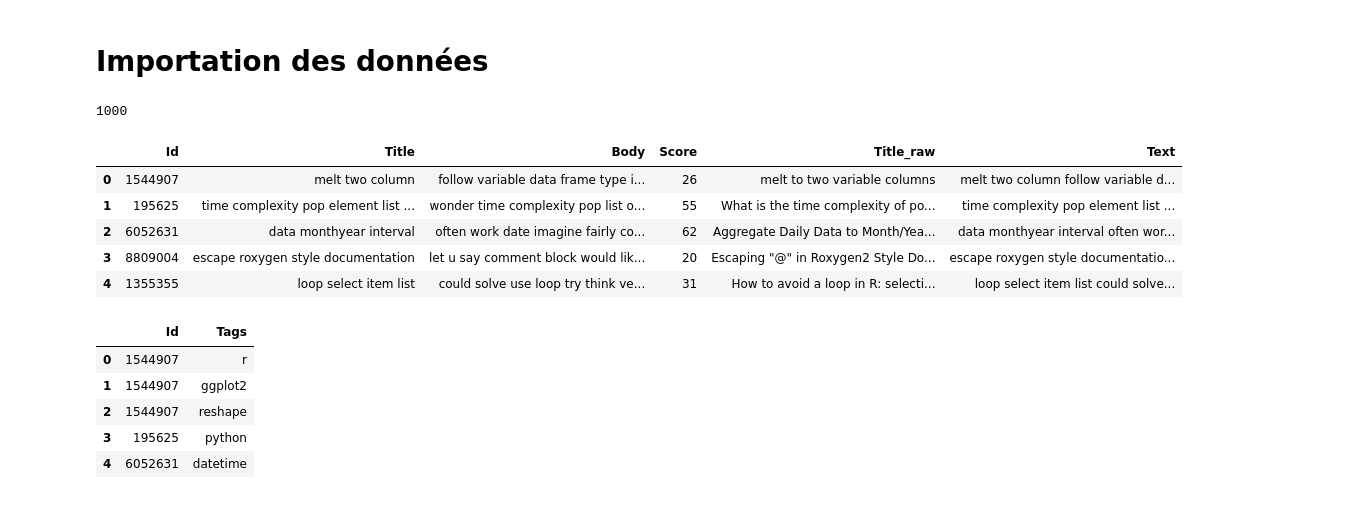
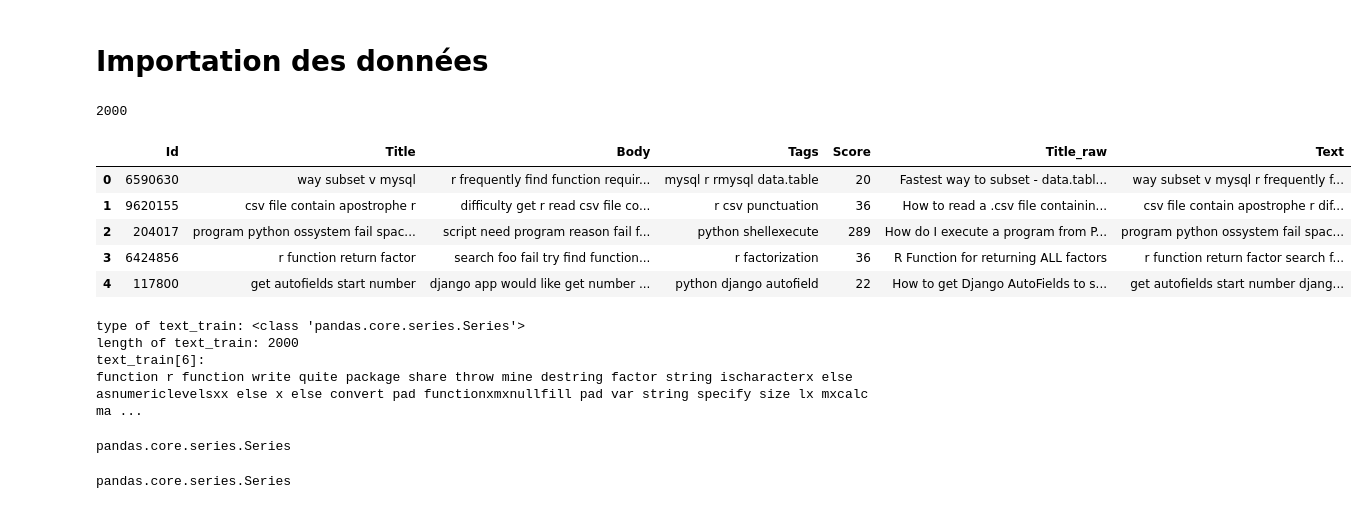
Before and after one commit to fedecabre/P5_StackOverflow, a Jupyter notebook: P5_04_notebook_supervisé.ipynb, the cells around one changed output. Cells and saved outputs as stored; diff of their text form; code cells hidden in the pictures.

```diff
--- a/P5_04_notebook_supervisé.ipynb
+++ b/P5_04_notebook_supervisé.ipynb
@@ -21,37 +22,25 @@ pd.set_option('display.max_colwidth', None)
 # Importation des données
 # %%
 dtypes_questions = {'Id':'int32', 'Score': 'int16', 'Title': 'str',
-                    'Body': 'str', 'Title_raw': 'str', 'Text': 'str'}
+                    'Body': 'str', 'Title_raw': 'str', 'Text': 'str',
+                    'Tags': 'str'}
 
-nrows = 1000
+nrows = 2000
 
 df_questions = pd.read_csv('df_questions_fullclean.csv',
                            usecols=dtypes_questions.keys(),
                            encoding = "utf-8",
                            dtype=dtypes_questions,
                            nrows=nrows
                           )
 
-df_tags_list = pd.read_csv('tags_list.csv',
-                           usecols=['Id', 'Tags'],
-                           encoding = "utf-8",
-                           dtype=dtypes_questions,
-                           #nrows=nrows # un post peut avoir plusieurs tags
-                          )
 print(len(df_questions))
 display(df_questions.head(5))
-display(df_tags_list.head(5))
 # %% [output]
-1000
+2000
-|  | Id | Title | Body | Score | Title_raw | Text |
-| 0 | 1544907 | melt two column | follow variable data frame type i... | 26 | melt to two variable columns | melt two column follow variable d... |
-| 1 | 195625 | time complexity pop element list ... | wonder time complexity pop list o... | 55 | What is the time complexity of po... | time complexity pop element list ... |
-| 2 | 6052631 | data monthyear interval | often work date imagine fairly co... | 62 | Aggregate Daily Data to Month/Yea... | data monthyear interval often wor... |
-| 3 | 8809004 | escape roxygen style documentation | let u say comment block would lik... | 20 | Escaping "@" in Roxygen2 Style Do... | escape roxygen style documentatio... |
-| 4 | 1355355 | loop select item list | could solve use loop try think ve... | 31 | How to avoid a loop in R: selecti... | loop select item list could solve... |
+|  | Id | Title | Body | Tags | Score | Title_raw | Text |
+| 0 | 6590630 | way subset v mysql | r frequently find function requir... | mysql r rmysql data.table | 20 | Fastest way to subset - data.tabl... | way subset v mysql r frequently f... |
+| 1 | 9620155 | csv file contain apostrophe r | difficulty get r read csv file co... | r csv punctuation | 36 | How to read a .csv file containin... | csv file contain apostrophe r dif... |
+| 2 | 204017 | program python ossystem fail spac... | script need program reason fail f... | python shellexecute | 289 | How do I execute a program from P... | program python ossystem fail spac... |
+| 3 | 6424856 | r function return factor | search foo fail try find function... | r factorization | 36 | R Function for returning ALL factors | r function return factor search f... |
+| 4 | 117800 | get autofields start number | django app would like get number ... | python django autofield | 22 | How to get Django AutoFields to s... | get autofields start number djang... |
-|  | Id | Tags |
-| 0 | 1544907 | r |
-| 1 | 1544907 | ggplot2 |
-| 2 | 1544907 | reshape |
-| 3 | 195625 | python |
-| 4 | 6052631 | datetime |
@@ -59,0 +47,19 @@ display(df_tags_list.head(5))
+# %%
+# création des labels python et r
+text_train, tag_train = df_questions.Text, df_questions.Tags
+print("type of text_train: {}".format(type(text_train)))
+print("length of text_train: {}".format(len(text_train)))
+print("text_train[6]:\n{}".format(text_train[6]))
+# %% [output]
+type of text_train: <class 'pandas.core.series.Series'>
+length of text_train: 2000
+text_train[6]:
+function r function write quite package share throw mine destring factor string ischaracterx else asnumericlevelsxx else x else convert pad functionxmxnullfill pad var string specify size lx mxcalc ma ...
+# %%
+type(text_train)
+# %% [output]
+pandas.core.series.Series
+# %%
+type(tag_train)
+# %% [output]
+pandas.core.series.Series
```
Also changed, not shown: parts of 16 cells of this notebook, 1 other file.
